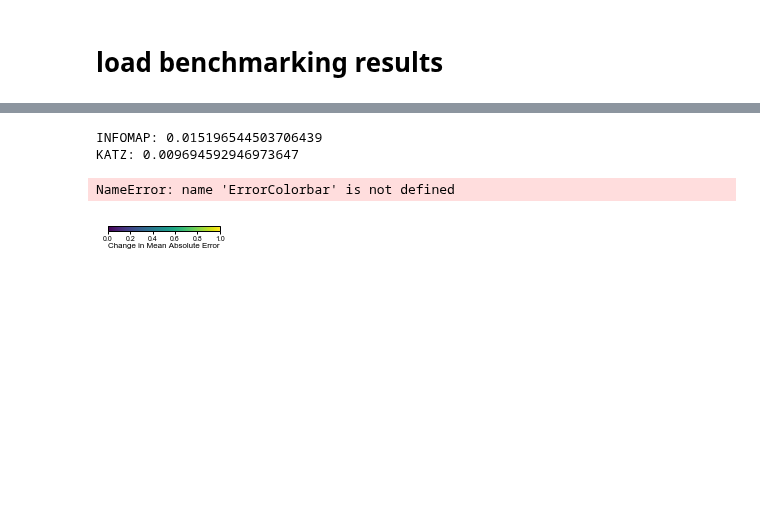
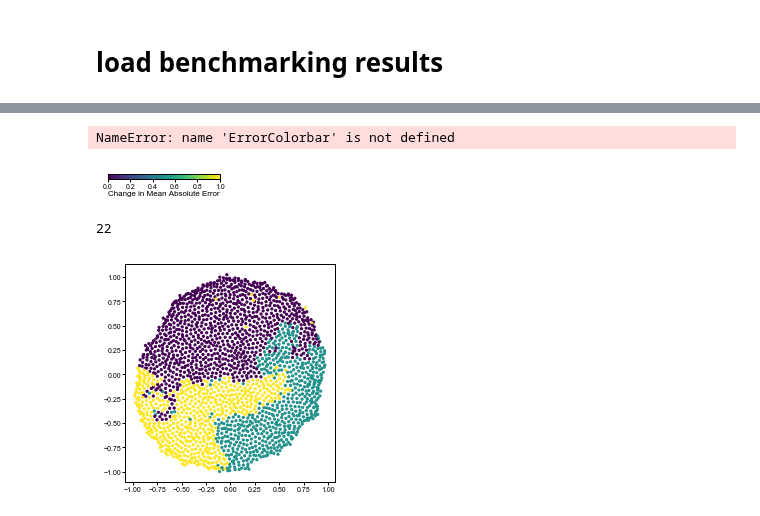
Before and after one commit to sbernasek/flyqma, a Jupyter notebook: notebooks/results.ipynb, the cells around one changed output, grey strips where cells are left out. Drawn from its saved outputs; the diff is of its cells as text; code cells hidden in the pictures; blank space fills up the shorter version.

```diff
--- a/notebooks/results.ipynb
+++ b/notebooks/results.ipynb
@@ -315,10 +67,0 @@ simulation_benchmark.plot_measurements(s=5)
-# %%
-batch_benchmark.logratio = True
-simulation_benchmark = batch_benchmark.benchmark_simulation(0)
-scores, df, labels = katz_annotation(simulation_benchmark.annotator, alpha=0.9)
-
-print('INFOMAP:', simulation_benchmark.community_MAE)
-print('KATZ:', scores.MAE)
-# %% [output]
-INFOMAP: 0.015196544503706439
-KATZ: 0.009694592946973647
@@ -370,0 +82,12 @@ B = np.ones(10)
+# %%
+(simulation_benchmark.df.katz_genotype != simulation_benchmark.df.NEW_KATZ).sum()
+# %% [output]
+22
+# %%
+fig, ax = plt.subplots()
+xy = simulation_benchmark.df[['centroid_x', 'centroid_y']].values
+c = simulation_benchmark.df.NEW_KATZ.values
+ax.scatter(*xy.T, c=c, s=5)
+ax.set_aspect(1)
+# %% [output]
+[figure, added]
```
Also changed, not shown: parts of 40 cells of this notebook, 9 other files.
